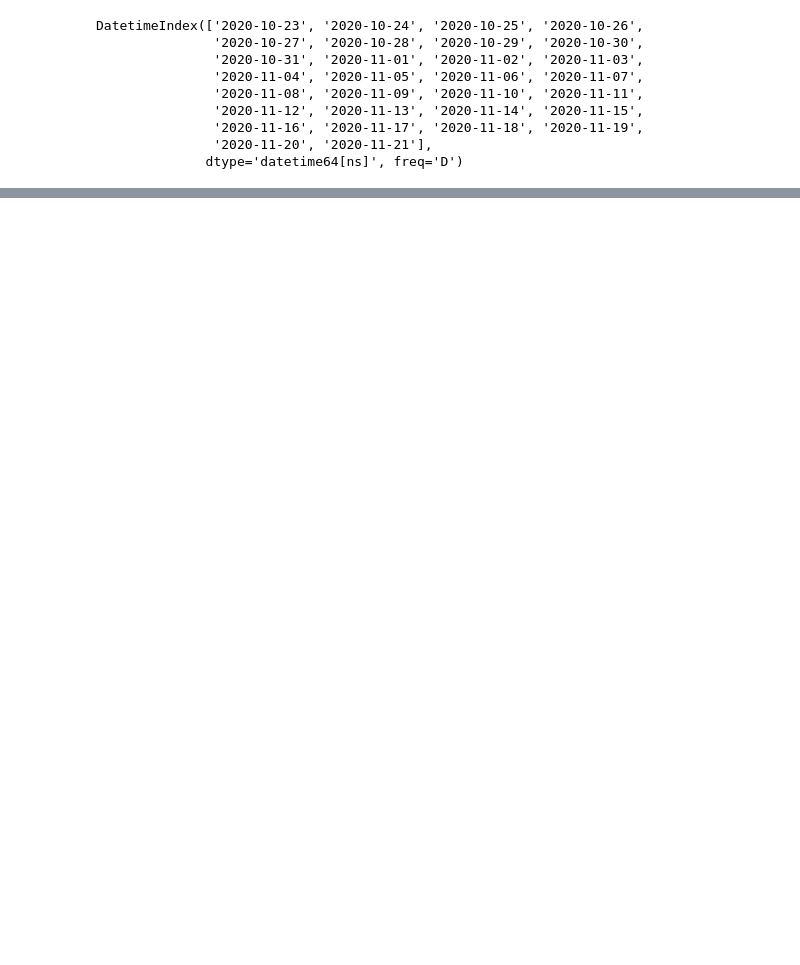
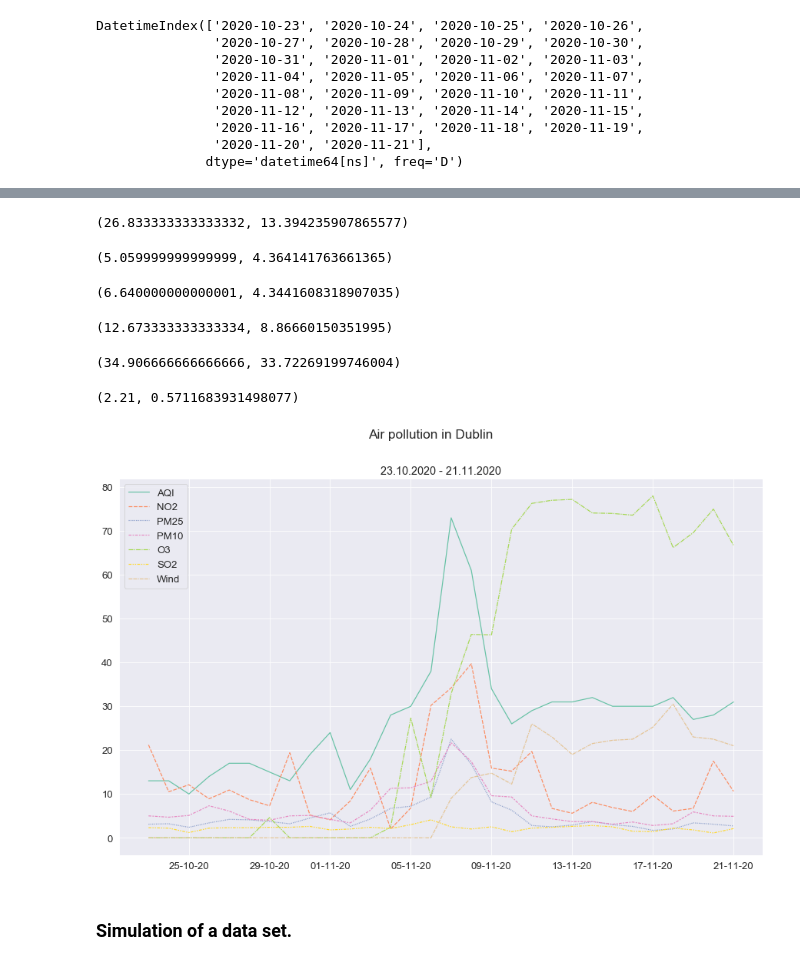
Before and after one commit to olgarozhdestvina/Air-Pollution-in-Dublin, a Jupyter notebook: Dublin_Air_Pollution.ipynb, the cells around one changed output, grey strips where cells are left out. Saved outputs shown, nothing was run; the diff lists cells and outputs as text; code cells hidden in the pictures; blank space fills up the shorter version.

Commit message:
Created a dataframe from original data, added wind speed column, built a plot for all virables.

```diff
--- a/Dublin_Air_Pollution.ipynb
+++ b/Dublin_Air_Pollution.ipynb
@@ -22,5 +47,5 @@ import seaborn as sns
 sns.set_theme(palette="Set2", context="paper", font_scale=1.5)
 
 # Better sized plots.
-plt.rcParams['figure.figsize'] = (10, 6)
+plt.rcParams['figure.figsize'] = (15, 9)
 # %% [markdown]
@@ -85,0 +77,14 @@ SO2_mean, SO2_std
+# %%
+# Original data.
+raw_data = {'AQI': [13,13,10,14,17,17,15,13,19,24,11,18,28,30,38,73,61,34,26,29,31,31,32,30,30,30,32,27,28,31],
+            'NO2': [21.2,10.5,12.1,8.9,10.9,8.7,7.3,19.4,5.2,4.1,8.4,15.9,2,6.8,30.2,34.2,39.7,15.9,15.2,19.7,6.7,5.6,8.1,6.9,6.0,9.7,6.1,6.7,17.5,10.6],
+            'PM25': [3.1,3.2,2.4,3.4,4.2,4.1,3.7,3.2,4.5,5.7,2.6,4.3,6.7,7.2,9.3,22.5,16.8,8.2,6.3,2.8,2.5,2.9,3.7,3.0,2.6,1.7,2.0,3.4,3.1,2.7],
+            'PM10': [5.0,4.7,5.1,7.3,6.1,4.2,4.0,5.0,5.1,4.2,3.4,6.3,11.3,11.4,12.9,21.7,17.4,9.6,9.3,5.0,4.3,3.7,3.7,3.1,3.6,2.8,3.2,5.9,5.0,4.9],
+            'O3': [0.0,0.0,0.0,0.0,0.0,0.0,4.6,0.0,0.0,0.0,0.0,0.0,2.4,27.3,9.2,32.9,46.4,46.3,70.4,76.3,77.0,77.2,74.1,74.0,73.6,78.0,66.2,69.6,75.0,66.7],
+            'SO2': [2.3,2.2,1.2,2.2,2.3,2.3,2.4,2.4,2.6,1.8,2.0,2.4,2.1,3.0,4.1,2.5,2.0,2.5,1.4,2.2,2.4,2.6,2.8,2.5,1.5,1.4,2.2,1.8,1.1,2.1],
+            'Wind': [0,0,0,0,0,0,0,0,0,0,0,0,0,0,0,9,13.75,14.75,12.25,26,23,19,21.5,22.25,22.5,25.25,30.5,23,22.5,21]
+           }
+
+# Create a dataframe.
+df = pd.DataFrame(raw_data, index=rng)
+df.head()
@@ -85,0 +98,54 @@ SO2_mean, SO2_std
+# %%
+AQI_mean = np.mean(df.AQI)
+AQI_std = np.std(df.AQI)
+AQI_mean, AQI_std
+# %% [output]
+(26.833333333333332, 13.394235907865577)
+# %%
+PM25_mean = np.mean(df.PM25)
+PM25_std = np.std(df.PM25)
+PM25_mean, PM25_std
+# %% [output]
+(5.059999999999999, 4.364141763661365)
+# %%
+PM10_mean = np.mean(df.PM10)
+PM10_std = np.std(df.PM10)
+PM10_mean, PM10_std
+# %% [output]
+(6.640000000000001, 4.3441608318907035)
+# %%
+NO2_mean = np.mean(df.NO2)
+NO2_std = np.std(df.NO2)
+NO2_mean, NO2_std
+# %% [output]
+(12.673333333333334, 8.86660150351995)
+# %%
+O3_mean = np.mean(df.O3)
+O3_std = np.std(df.O3)
+O3_mean, O3_std
+# %% [output]
+(34.906666666666666, 33.72269199746004)
+# %%
+SO2_mean = np.mean(df.SO2)
+SO2_std = np.std(df.SO2)
+SO2_mean, SO2_std
+# %% [output]
+(2.21, 0.5711683931498077)
+# %%
+# Plot the data.
+register_matplotlib_converters()
+fig, ax = plt.subplots()
+fig.suptitle("Air pollution in Dublin")
+
+sns.lineplot(data=df,ax=ax).set_title("23.10.2020 - 21.11.2020")
+
+# Makes the x axis display well.
+ax.xaxis.set_major_locator(mdates.AutoDateLocator())
+ax.xaxis.set_major_formatter(mdates.DateFormatter('%d-%m-%y'))
+
+# Show the plot.
+plt.show()
+# %% [output]
+[figure, added]
+# %% [markdown]
+### Simulation of a data set.
```
Also changed, not shown: parts of 16 cells of this notebook.
